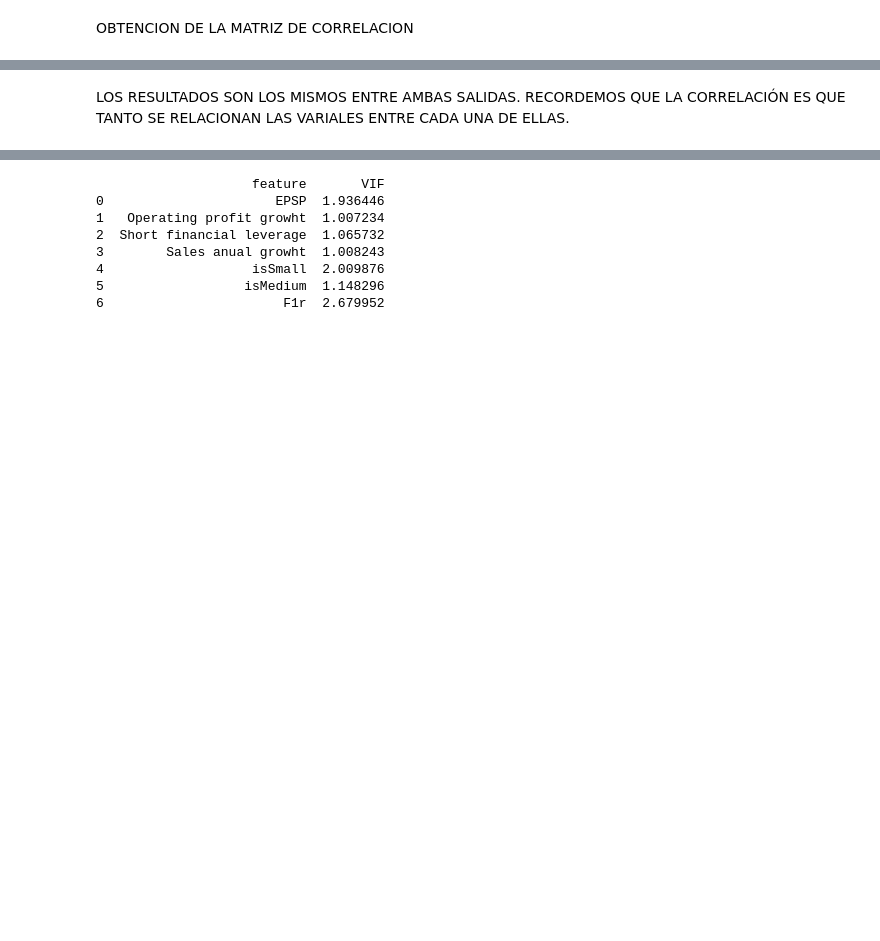
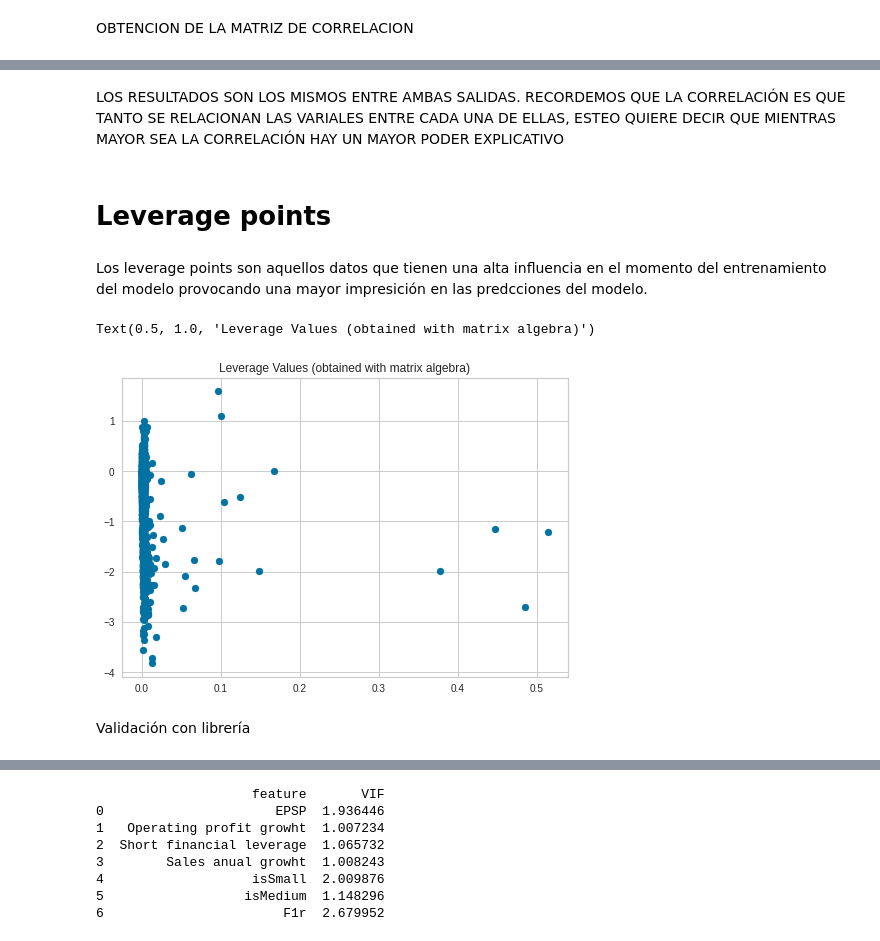
Before and after one commit to A01552594/Estadistica, a Jupyter notebook: Codigo/Entregable2.ipynb, the cells around one changed output, grey strips where cells are left out. Drawn from its saved outputs; the diff is of its cells as text; code cells hidden in the pictures; blank space fills up the shorter version.

```diff
--- a/Codigo/Entregable2.ipynb
+++ b/Codigo/Entregable2.ipynb
@@ -194,6 +135,6 @@ import statsmodels.api as sm
 # %%
 df_train = df_regL.copy()
-# %%
-df_train = df_train.replace([np.nan], 0)
+# %%
+df_train = df_train.reset_index(drop = True)
 # %%
 df_train.replace([np.inf, -np.inf], np.nan, inplace=True)
@@ -216,2 +151,2 @@ Obtención de las betas
 # %%
-df_vals['b'] = 1
+df_train['b'] = 1
@@ -404,4 +255,22 @@ df_cov_vals.corr()
 | F1r | 0.593674 | -0.057557 | -0.071910 | -0.045613 | -0.428193 | 0.159126 | 1.000000 |
 # %% [markdown]
 LOS RESULTADOS SON LOS MISMOS ENTRE AMBAS SALIDAS.
-RECORDEMOS QUE LA CORRELACIÓN ES QUE TANTO SE RELACIONAN LAS VARIALES ENTRE CADA UNA DE ELLAS.
+RECORDEMOS QUE LA CORRELACIÓN ES QUE TANTO SE RELACIONAN LAS VARIALES ENTRE CADA UNA DE ELLAS, ESTEO QUIERE DECIR QUE MIENTRAS MAYOR SEA LA CORRELACIÓN HAY UN MAYOR PODER EXPLICATIVO
+# %% [markdown]
+# Leverage points
+# %% [markdown]
+Los leverage points son aquellos datos que tienen una alta influencia en el momento del entrenamiento del modelo provocando una mayor impresición en las predcciones del modelo.
+# %%
+X_tmp = df_train[['EPSP','Operating profit growht','Short financial leverage', 'Sales anual growht', 'isSmall', 'isMedium']]
+y_tmp = df_train["F1r"]
+# %%
+df_tmp = df_train
+df_tmp['l'] = np.diagonal(np.dot(np.dot(X_tmp, np.linalg.inv(X_tmp.T @ X_tmp)), X_tmp.T))
+import matplotlib.pyplot as plt
+plt.scatter(df_tmp['l'], y_tmp)
+plt.title("Leverage Values (obtained with matrix algebra)")
+# %% [output]
+Text(0.5, 1.0, 'Leverage Values (obtained with matrix algebra)')
+[figure, added]
+# %% [markdown]
+Validación con librería
```
Also changed, not shown: parts of 92 cells of this notebook, 1 other file.
